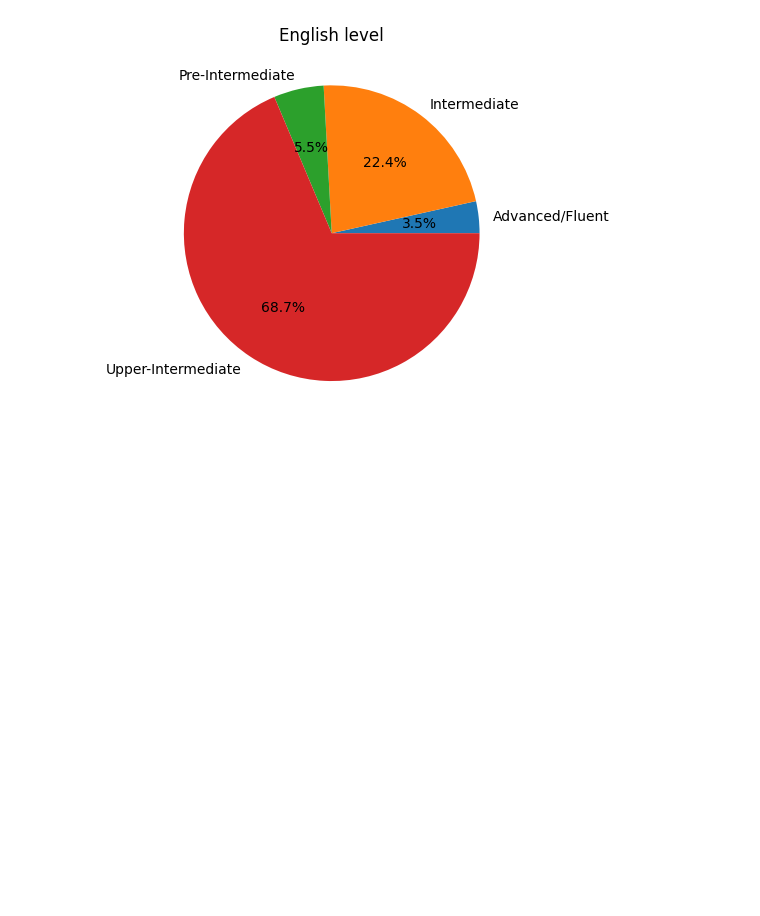
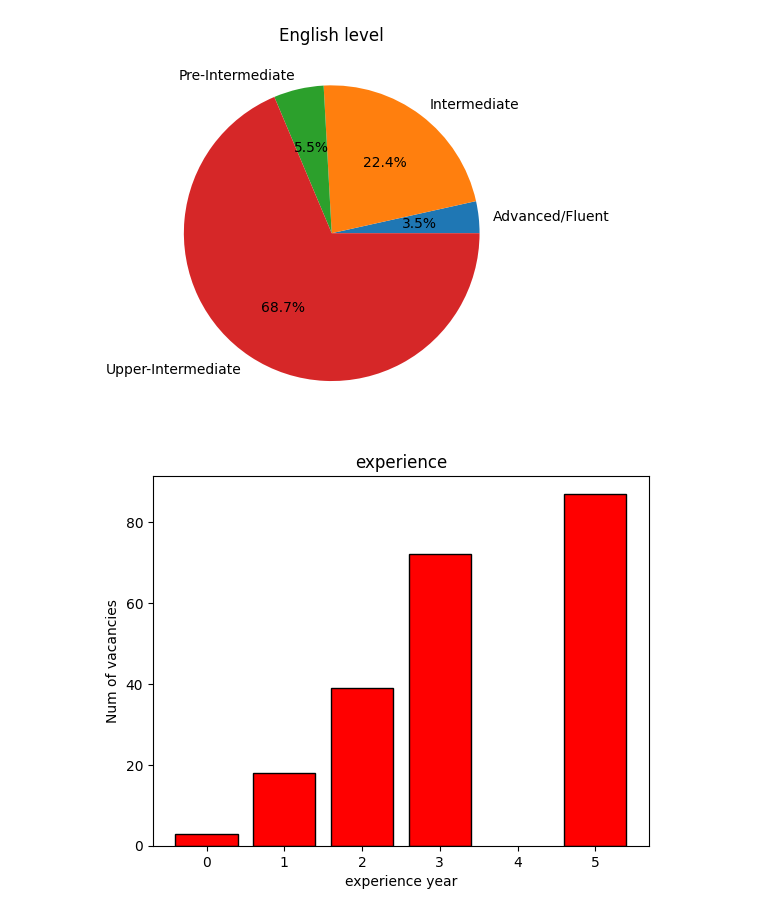
Before and after one commit to innyshka/scrape-djinni, a Jupyter notebook: analytics/vacansies_analytics.ipynb, the cells around one changed output. Cells and saved outputs as stored; diff of their text form; code cells hidden in the pictures; blank space fills up the shorter version.

Commit message:
added data extraction and built diagram for experience

```diff
--- a/analytics/vacansies_analytics.ipynb
+++ b/analytics/vacansies_analytics.ipynb
@@ -29,3 +29,14 @@ plt.title("English level")
 plt.show()
 # %% [output]
 [figure]
+# %%
+group_by_experience = vacancies.groupby("experience_year")["title"].count()
+
+plt.bar(group_by_experience.index, group_by_experience.values, color="red", edgecolor="black")
+plt.title("experience")
+plt.xlabel("experience year")
+plt.ylabel("Num of vacancies")
+plt.xticks(range(len(group_by_experience.index) + 1))
+plt.show()
+# %% [output]
+[figure, added]
```
